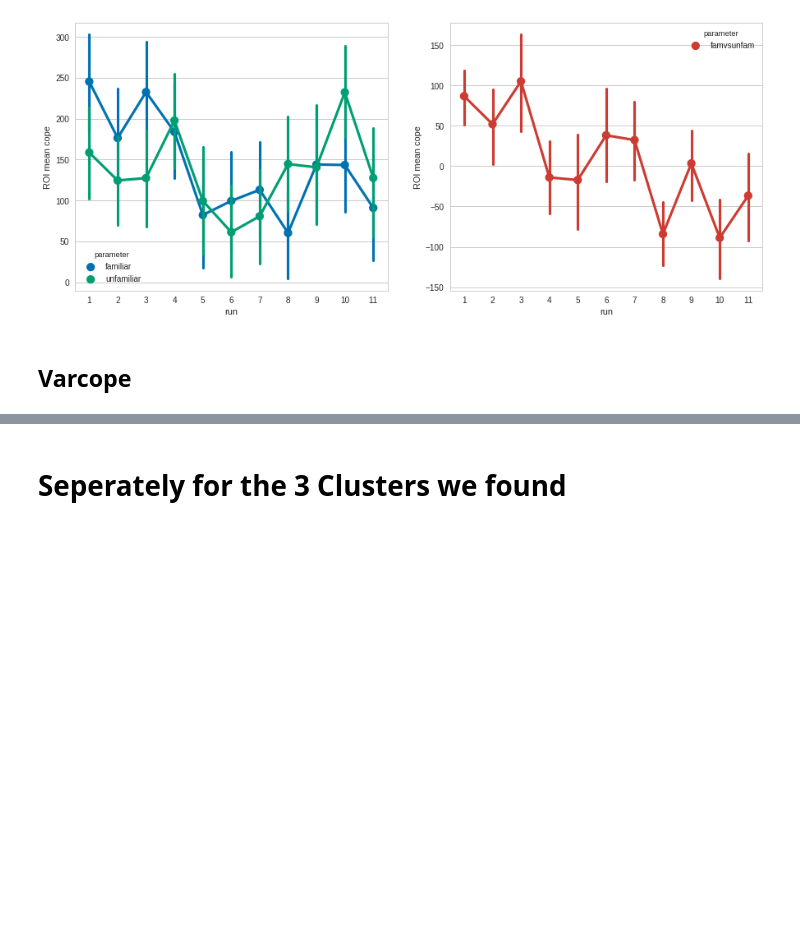
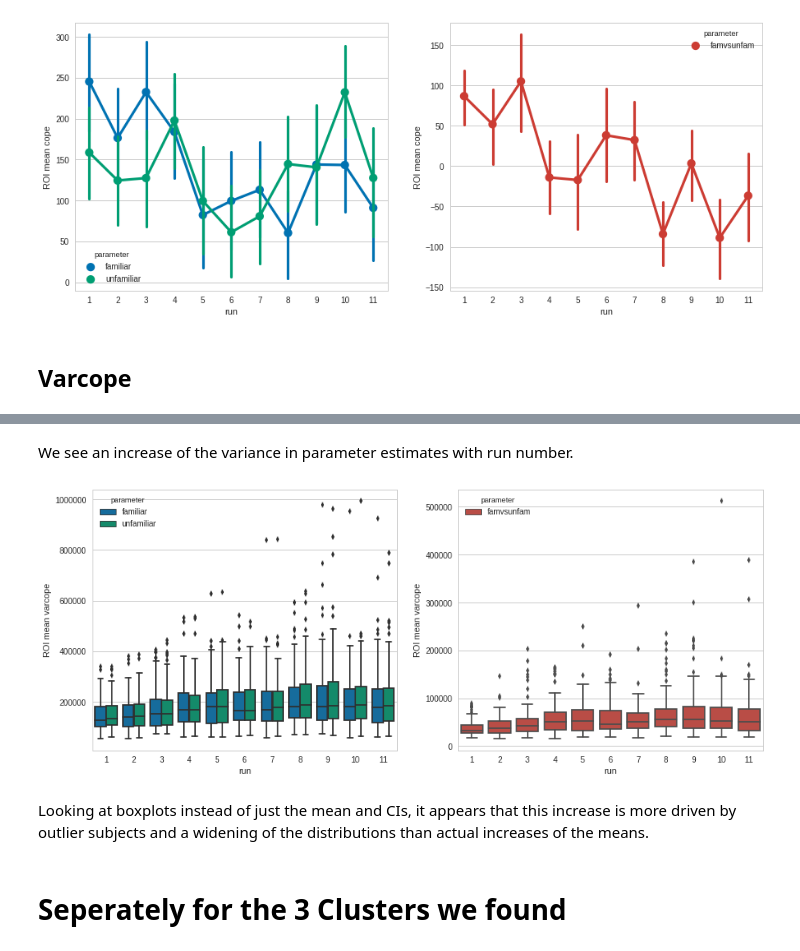
Before and after one commit to oliver-contier/famface-temporal-dynamics, a Jupyter notebook: notebooks/plot_mean_betas.ipynb, the cells around one changed output, grey strips where cells are left out. Saved outputs shown, nothing was run; the diff lists cells and outputs as text; code cells hidden in the pictures; blank space fills up the shorter version.

```diff
--- a/notebooks/plot_mean_betas.ipynb
+++ b/notebooks/plot_mean_betas.ipynb
@@ -208,3 +210,11 @@ doubleplot(df_cl, stat='varcope', plottype='point')
+# %% [markdown]
+We see an increase of the variance in parameter estimates with run number.
+# %%
+doubleplot(df_cl, stat='varcope', plottype='box')
+# %% [output]
+[figure, added]
+# %% [markdown]
+Looking at boxplots instead of just the mean and CIs, it appears that this increase is more driven by outlier subjects and a widening of the distributions than actual increases of the means.
 # %% [markdown]
 # Seperately for the 3 Clusters we found
 # %%
```
Also changed, not shown: parts of 24 cells of this notebook.
